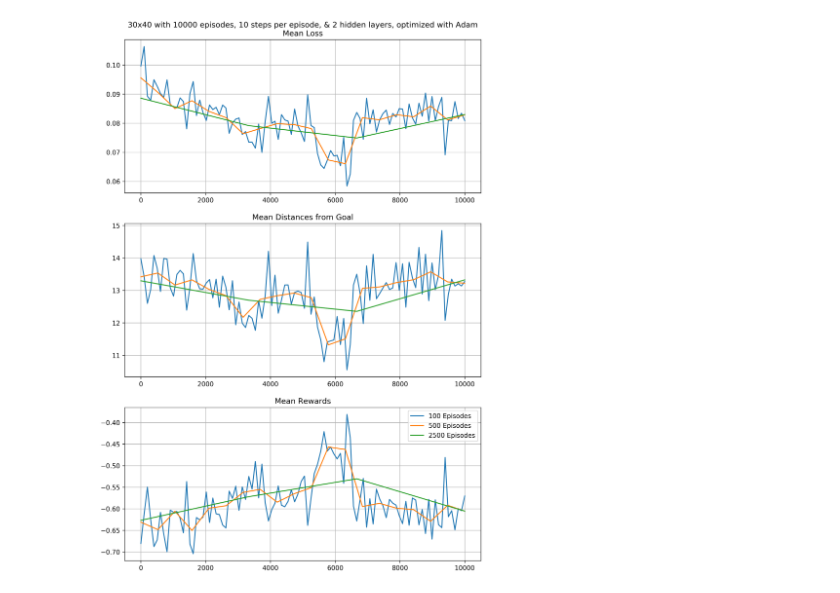
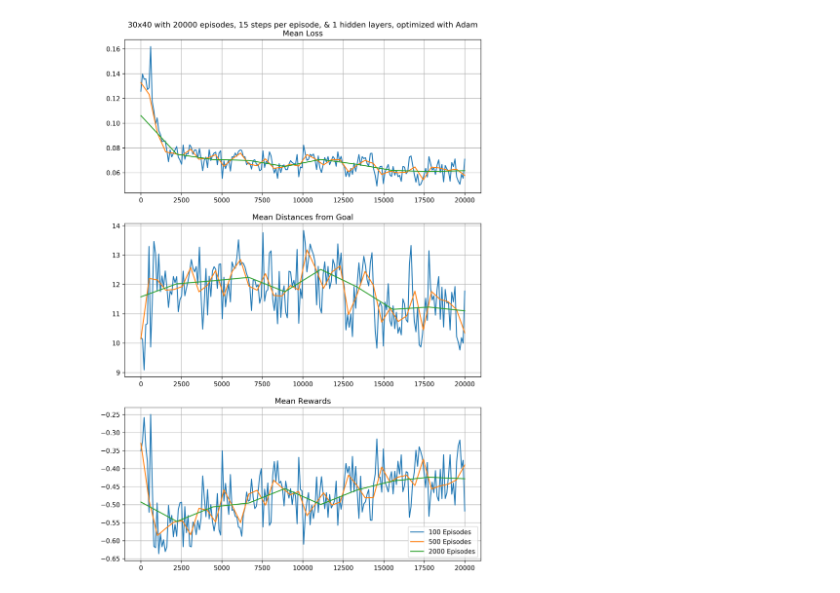
Before and after one commit to tab0r/Neural.Swarms, a Jupyter notebook: NaviGame/Hybrid Model Training.ipynb, the cells around one changed output. Cells and saved outputs as stored; diff of their text form; code cells hidden in the pictures.

```diff
--- a/NaviGame/Hybrid Model Training.ipynb
+++ b/NaviGame/Hybrid Model Training.ipynb
@@ -5,8 +7,7 @@ from keras.models import load_model
 # %%
 # lets train a DQN model!
 # make the model
-hiddens = [{"size":100,"activation":"relu"},
-           {"size":20,"activation":"relu"}]
+hiddens = [{"size":100,"activation":"relu"}]
 #            {"size":100,"activation":"relu"},
 #           {"size":100,"activation":"relu"}]
 # make an optimizer
@@ -22,5 +23,5 @@ from keras.optimizers import sgd, RMSprop, Adagrad, Adadelta, Adam
 # optimizer_str = "Adadelta"
 optimizer = Adam()
 optimizer_str = "Adam"
-# model = baseline_model(optimizer, hiddens, ipt_mode = 3, opt_mode = 1)
-model = load_model("guided_rl_model_wide.h5")
+model = baseline_model(optimizer, hiddens, ipt_mode = 3, opt_mode = 1)
+# model = load_model("guided_rl_model.h5")
@@ -36,8 +41,8 @@ training_game.setup()
 # %%
 training_game.Navigator.strategy.mode = 3
 # %%
-training_episodes = 10000
-steps = 10
+training_episodes = 20000
+steps = 15
 # train the model
 output = train_model(game = training_game,
                 model = model,
@@ -52,7 +57,7 @@ title_str += str(training_episodes) + " episodes, " + str(steps) + " steps per e
 title_str += str(len(hiddens)) + " hidden layers, optimized with " + optimizer_str + "\n"
 f, axarr = pl.subplots(3, 1, figsize = (10, 15), dpi = 300)
 
-for _, k in enumerate([100, 500, 2500]):
+for _, k in enumerate([100, 500, 2000]):
     mean_step = k
     mean_rewards = []
     mean_dists = []
@@ -74,33 +79,33 @@ for _, k in enumerate([100, 500, 2500]):
         mean_rewards.append(mean_r)
         mean_dists.append(mean_d)
         mean_loss.append(mean_l)
     label = str(mean_step) + " Episodes"
     axarr[0].plot(x, mean_loss, label = label)
     axarr[1].plot(x, mean_dists, label = label)
     axarr[2].plot(x, mean_rewards, label = label)
 
 axarr[0].grid(True)
 axarr[0].set_title(title_str + 'Mean Loss')
 axarr[1].grid(True)
 axarr[1].set_title('Mean Distances from Goal')
 axarr[2].grid(True)
 axarr[2].set_title('Mean Rewards')
 f.subplots_adjust(hspace=0.2)
 
 # axarr[1].plot(x, output['replays'])
 # axarr[1].set_title('Replay Loss')
 # axarr[2].plot(x2, output['reward_totals'])
 # axarr[2].set_title('Total Reward')
 # axarr[2].plot(x2, output['distances'])
 # axarr[2].set_title('Distance from Goal')
 
 file_str = str(training_game_size_y) + "x" + str(training_game_size_x) + "_"
 file_str += str(training_episodes) + "_" + str(steps) + "_" + str(len(hiddens))
 file_str += "_" + optimizer_str
 pl.legend()
 pl.plot()
-pl.savefig("hybrid_plots" + file_str + "_2.png")
+pl.savefig("hybrid_plots" + file_str + ".png")
 pl.show()
 # %% [output]
-[figure, old version]
+[figure, new version]
 # %%
```
Also changed, not shown: parts of 9 cells of this notebook, 8 other files.
